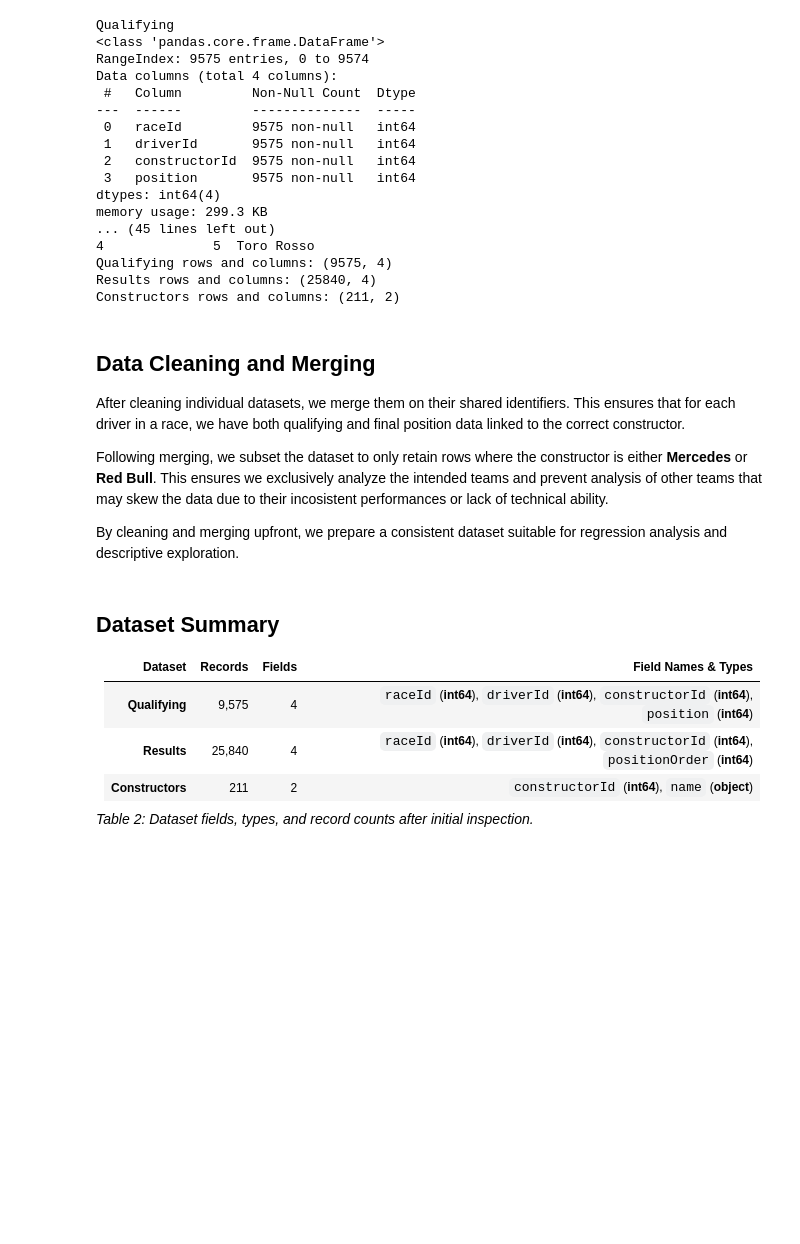
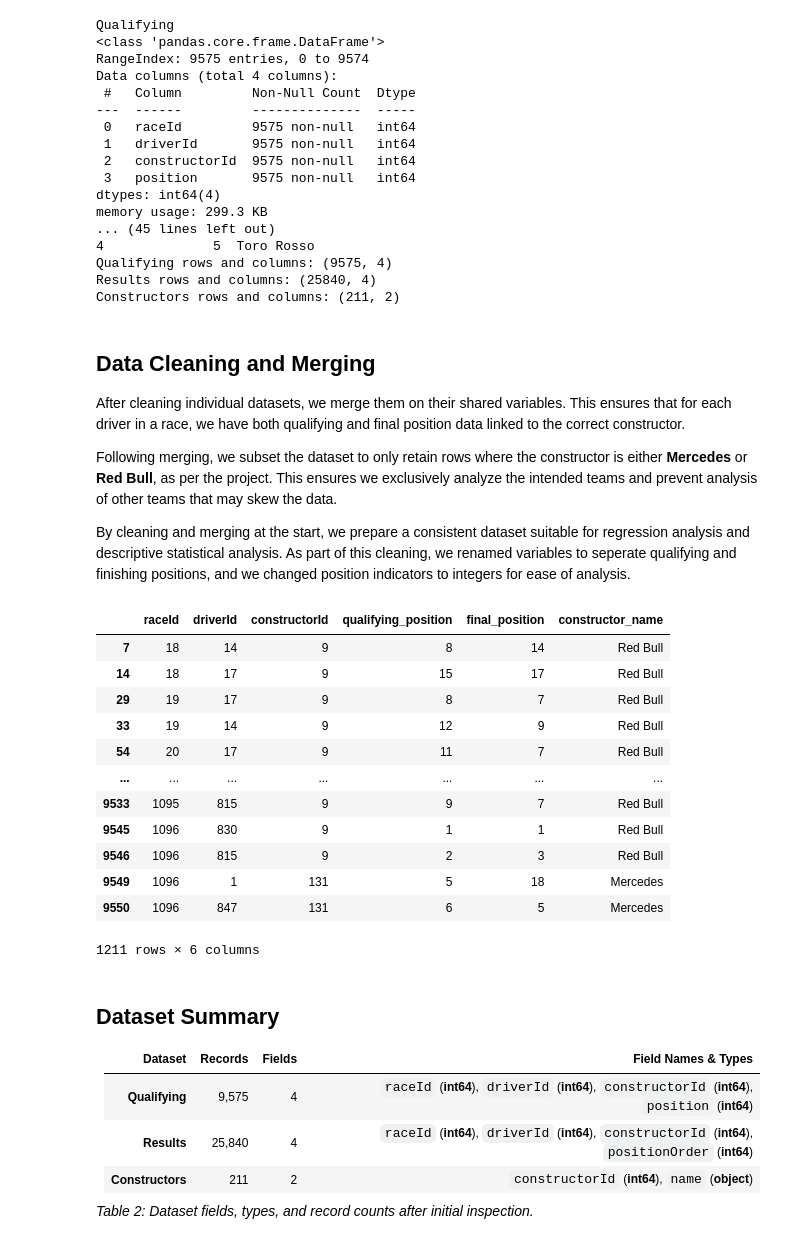
Before and after one commit to jhc1622/qtm151spring2025, a Jupyter notebook: Assignments/Final Project/final project code.ipynb, the cells around one changed output. Drawn from its saved outputs; the diff is of its cells as text; code cells hidden in the pictures; blank space fills up the shorter version.

```diff
--- a/Assignments/Final Project/final project code.ipynb
+++ b/Assignments/Final Project/final project code.ipynb
@@ -69,26 +74,48 @@ Constructors rows and columns: (211, 2)
 # %% [markdown]
 ## Data Cleaning and Merging
 
-After cleaning individual datasets, we merge them on their shared identifiers. This ensures that for each driver in a race, we have both qualifying and final position data linked to the correct constructor.
+After cleaning individual datasets, we merge them on their shared variables. This ensures that for each driver in a race, we have both qualifying and final position data linked to the correct constructor.
 
-Following merging, we subset the dataset to only retain rows where the constructor is either **Mercedes** or **Red Bull**. This ensures we exclusively analyze the intended teams and prevent analysis of other teams that may skew the data due to their incosistent performances or lack of technical ability.
+Following merging, we subset the dataset to only retain rows where the constructor is either **Mercedes** or **Red Bull**, as per the project. This ensures we exclusively analyze the intended teams and prevent analysis of other teams that may skew the data.
 
-By cleaning and merging upfront, we prepare a consistent dataset suitable for regression analysis and descriptive exploration.
+By cleaning and merging at the start, we prepare a consistent dataset suitable for regression analysis and descriptive statistical analysis.  As part of this cleaning, we renamed variables to seperate qualifying and finishing positions, and we changed position indicators to integers for ease of analysis.
 # %%
 qualifying = qualifying.rename(columns = {'position': 'qualifying_position'})
 results = results.rename(columns = {'positionOrder': 'final_position'})
 constructors = constructors.rename(columns = {'name': 'constructor_name'})
 
 qualifying = qualifying.dropna()
 results = results.dropna()
 
 qualifying["qualifying_position"] = qualifying["qualifying_position"].astype(int)
 results["final_position"] = results["final_position"].astype(int)
 
 merged = pd.merge(qualifying, results, on=["raceId", "driverId", "constructorId"])
 merged = pd.merge(merged, constructors, on="constructorId")
 
 merged = merged.query("constructor_name == 'Mercedes' or constructor_name == 'Red Bull'")
+display(merged)
+mercedes_merge = merged.query("constructor_name == 'Mercedes'")
+redbull_merge = merged.query("constructor_name == 'Red Bull'")
+
+grouped = merged.groupby(["constructor_name",
+                          "qualifying_position"])["final_position"].mean().reset_index()
+mercedes = grouped.query("constructor_name == 'Mercedes'")
+redbull = grouped.query("constructor_name == 'Red Bull'")
+# %% [output]
+|  | raceId | driverId | constructorId | qualifying_position | final_position | constructor_name |
+| 7 | 18 | 14 | 9 | 8 | 14 | Red Bull |
+| 14 | 18 | 17 | 9 | 15 | 17 | Red Bull |
+| 29 | 19 | 17 | 9 | 8 | 7 | Red Bull |
+| 33 | 19 | 14 | 9 | 12 | 9 | Red Bull |
+| 54 | 20 | 17 | 9 | 11 | 7 | Red Bull |
+| ... | ... | ... | ... | ... | ... | ... |
+| 9533 | 1095 | 815 | 9 | 9 | 7 | Red Bull |
+| 9545 | 1096 | 830 | 9 | 1 | 1 | Red Bull |
+| 9546 | 1096 | 815 | 9 | 2 | 3 | Red Bull |
+| 9549 | 1096 | 1 | 131 | 5 | 18 | Mercedes |
+| 9550 | 1096 | 847 | 131 | 6 | 5 | Mercedes |
+1211 rows × 6 columns
 # %% [markdown]
 ##  Dataset Summary
 
```
Also changed, not shown: parts of 14 cells of this notebook.
